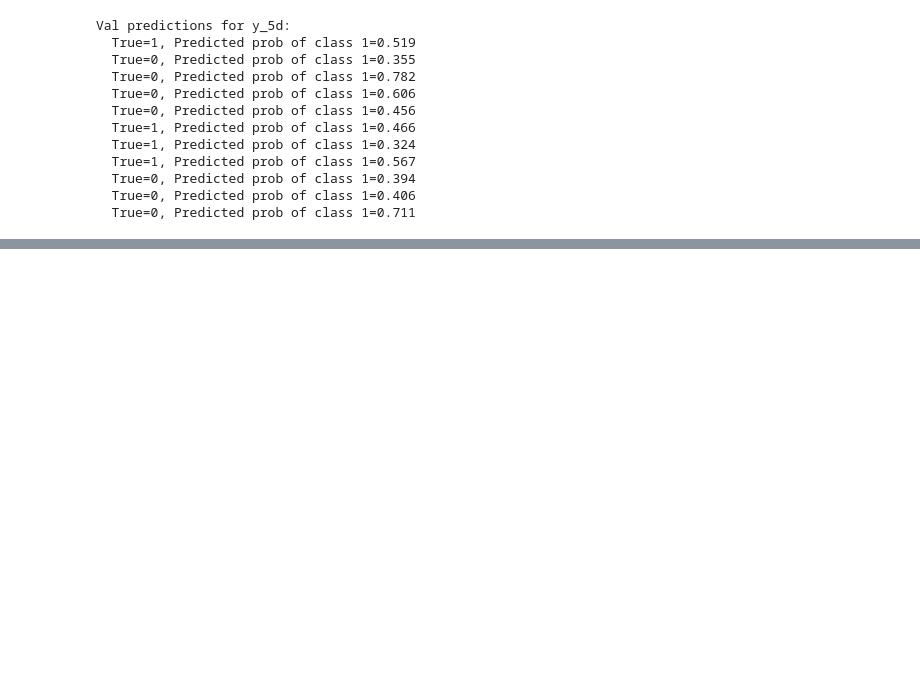
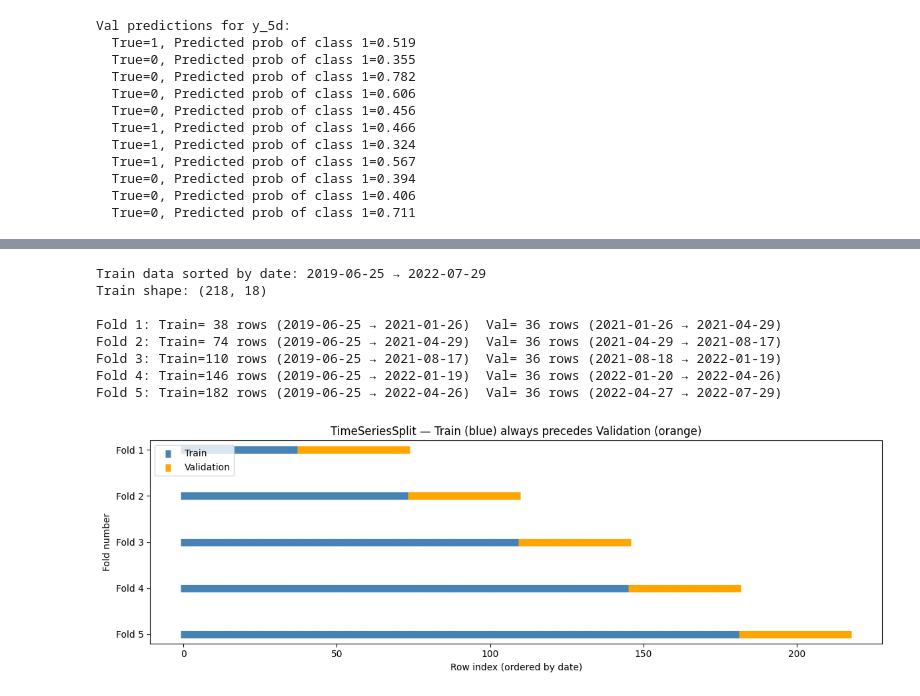
Before and after one commit to Dsbhatt313/earnings-call-risk-radar, a Jupyter notebook: notebooks/03_modeling.ipynb, the cells around one changed output, grey strips where cells are left out. Drawn from its saved outputs; the diff is of its cells as text; code cells hidden in the pictures; blank space fills up the shorter version.

```diff
--- a/notebooks/03_modeling.ipynb
+++ b/notebooks/03_modeling.ipynb
@@ -275,0 +391,58 @@ Val predictions for y_5d:
+# %%
+# Cell 7 — TimeSeriesSplit setup + visualization
+from sklearn.model_selection import TimeSeriesSplit
+import numpy as np
+
+# Ensure train data is sorted by date (it should already be from filtering, but defensive)
+train_df_sorted = train_df.sort_values("date_parsed").reset_index(drop=True)
+X_train_sorted = train_df_sorted[FEATURE_COLS].copy()
+y_train_sorted = {w: train_df_sorted[w].copy() for w in TARGET_COLS}
+
+# Confirm sort is correct
+assert train_df_sorted["date_parsed"].is_monotonic_increasing, "Train dates not sorted!"
+print(f"Train data sorted by date: {train_df_sorted['date_parsed'].min().date()} → {train_df_sorted['date_parsed'].max().date()}")
+print(f"Train shape: {X_train_sorted.shape}\n")
+
+# Set up 5-fold TimeSeriesSplit
+N_SPLITS = 5
+tscv = TimeSeriesSplit(n_splits=N_SPLITS)
+
+# Visualize the folds
+fig, ax = plt.subplots(figsize=(12, 4))
+
+for fold_idx, (train_idx, val_idx) in enumerate(tscv.split(X_train_sorted)):
+    # Plot train indices
+    ax.scatter(train_idx, [fold_idx] * len(train_idx),
+               c="steelblue", marker="_", lw=8, label="Train" if fold_idx == 0 else "")
+    # Plot val indices
+    ax.scatter(val_idx, [fold_idx] * len(val_idx),
+               c="orange", marker="_", lw=8, label="Validation" if fold_idx == 0 else "")
+
+    # Print fold details
+    train_start_date = train_df_sorted.iloc[train_idx[0]]["date_parsed"].date()
+    train_end_date = train_df_sorted.iloc[train_idx[-1]]["date_parsed"].date()
+    val_start_date = train_df_sorted.iloc[val_idx[0]]["date_parsed"].date()
+    val_end_date = train_df_sorted.iloc[val_idx[-1]]["date_parsed"].date()
+    print(f"Fold {fold_idx + 1}: "
+          f"Train={len(train_idx):3d} rows ({train_start_date} → {train_end_date})  "
+          f"Val={len(val_idx):3d} rows ({val_start_date} → {val_end_date})")
+
+ax.set_xlabel("Row index (ordered by date)")
+ax.set_ylabel("Fold number")
+ax.set_yticks(range(N_SPLITS))
+ax.set_yticklabels([f"Fold {i+1}" for i in range(N_SPLITS)])
+ax.set_title("TimeSeriesSplit — Train (blue) always precedes Validation (orange)")
+ax.legend(loc="upper left")
+ax.invert_yaxis()  # fold 1 at top
+plt.tight_layout()
+plt.show()
+# %% [output]
+Train data sorted by date: 2019-06-25 → 2022-07-29
+Train shape: (218, 18)
+
+Fold 1: Train= 38 rows (2019-06-25 → 2021-01-26)  Val= 36 rows (2021-01-26 → 2021-04-29)
+Fold 2: Train= 74 rows (2019-06-25 → 2021-04-29)  Val= 36 rows (2021-04-29 → 2021-08-17)
+Fold 3: Train=110 rows (2019-06-25 → 2021-08-17)  Val= 36 rows (2021-08-18 → 2022-01-19)
+Fold 4: Train=146 rows (2019-06-25 → 2022-01-19)  Val= 36 rows (2022-01-20 → 2022-04-26)
+Fold 5: Train=182 rows (2019-06-25 → 2022-04-26)  Val= 36 rows (2022-04-27 → 2022-07-29)
+[figure, added]
```
Also changed, not shown: parts of 19 cells of this notebook, 6 other files.
